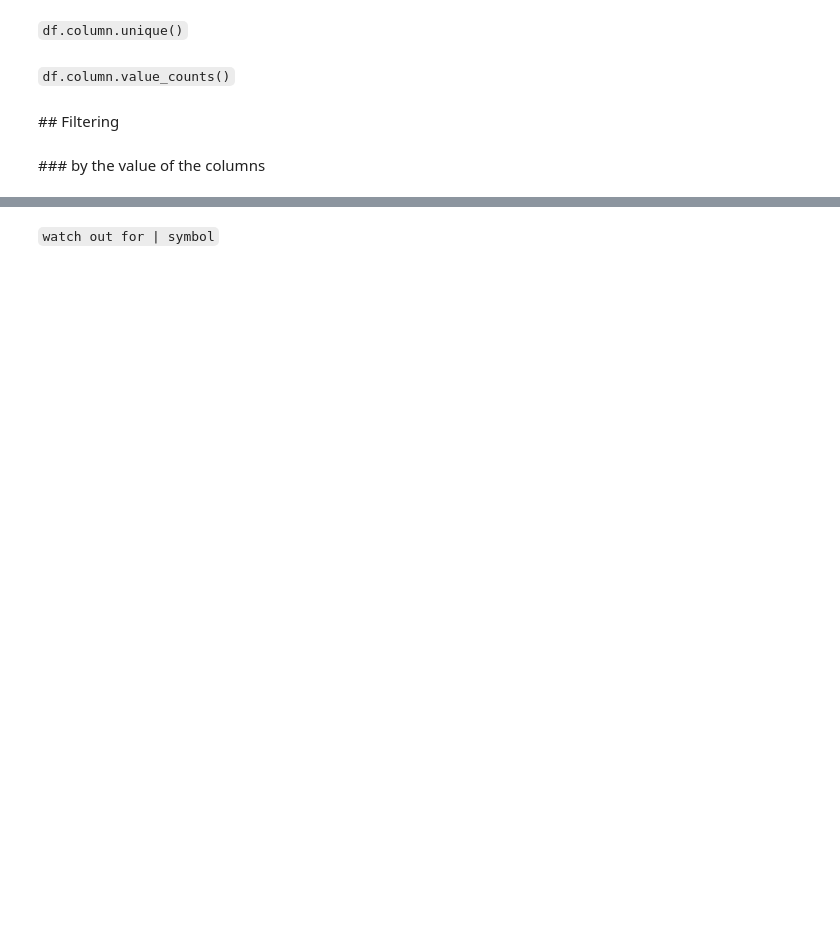
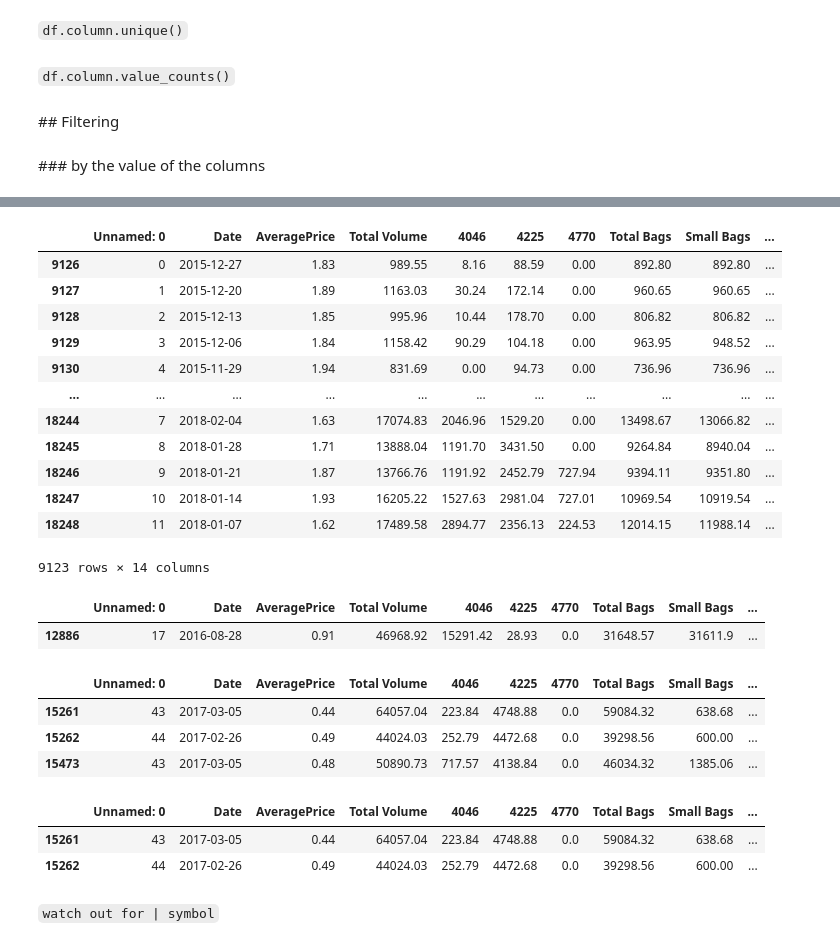
Before and after one commit to Ironhack-data-bcn-feb-2023/lectures, a Jupyter notebook: module-1/week-3/2-Pandas II - Transformation.ipynb, the cells around one changed output, grey strips where cells are left out. Saved outputs shown, nothing was run; the diff lists cells and outputs as text; code cells hidden in the pictures; blank space fills up the shorter version.

```diff
--- a/module-1/week-3/2-Pandas II - Transformation.ipynb
+++ b/module-1/week-3/2-Pandas II - Transformation.ipynb
@@ -24,0 +125,3 @@ import numpy as np
+# %%
+# type: conventipnal / organic
+df_organic = df["type"] == "organic"
@@ -24,0 +143,24 @@ import numpy as np
+# %%
+df[df_organic]
+# %% [output]
+|  | Unnamed: 0 | Date | AveragePrice | Total Volume | 4046 | 4225 | 4770 | Total Bags | Small Bags | ... |
+| 9126 | 0 | 2015-12-27 | 1.83 | 989.55 | 8.16 | 88.59 | 0.00 | 892.80 | 892.80 | ... |
+| 9127 | 1 | 2015-12-20 | 1.89 | 1163.03 | 30.24 | 172.14 | 0.00 | 960.65 | 960.65 | ... |
+| 9128 | 2 | 2015-12-13 | 1.85 | 995.96 | 10.44 | 178.70 | 0.00 | 806.82 | 806.82 | ... |
+| 9129 | 3 | 2015-12-06 | 1.84 | 1158.42 | 90.29 | 104.18 | 0.00 | 963.95 | 948.52 | ... |
+| 9130 | 4 | 2015-11-29 | 1.94 | 831.69 | 0.00 | 94.73 | 0.00 | 736.96 | 736.96 | ... |
+| ... | ... | ... | ... | ... | ... | ... | ... | ... | ... | ... |
+| 18244 | 7 | 2018-02-04 | 1.63 | 17074.83 | 2046.96 | 1529.20 | 0.00 | 13498.67 | 13066.82 | ... |
+| 18245 | 8 | 2018-01-28 | 1.71 | 13888.04 | 1191.70 | 3431.50 | 0.00 | 9264.84 | 8940.04 | ... |
+| 18246 | 9 | 2018-01-21 | 1.87 | 13766.76 | 1191.92 | 2452.79 | 727.94 | 9394.11 | 9351.80 | ... |
+| 18247 | 10 | 2018-01-14 | 1.93 | 16205.22 | 1527.63 | 2981.04 | 727.01 | 10969.54 | 10919.54 | ... |
+| 18248 | 11 | 2018-01-07 | 1.62 | 17489.58 | 2894.77 | 2356.13 | 224.53 | 12014.15 | 11988.14 | ... |
+9123 rows × 14 columns
+# %%
+df[df["type"] == "organic"].sample()
+
+#df_organic = df["type"] == "organic"
+#df[df_organic]
+# %% [output]
+|  | Unnamed: 0 | Date | AveragePrice | Total Volume | 4046 | 4225 | 4770 | Total Bags | Small Bags | ... |
+| 12886 | 17 | 2016-08-28 | 0.91 | 46968.92 | 15291.42 | 28.93 | 0.0 | 31648.57 | 31611.9 | ... |
@@ -24,0 +169,7 @@ import numpy as np
+# %%
+df[df_baratos & df_organic]
+# %% [output]
+|  | Unnamed: 0 | Date | AveragePrice | Total Volume | 4046 | 4225 | 4770 | Total Bags | Small Bags | ... |
+| 15261 | 43 | 2017-03-05 | 0.44 | 64057.04 | 223.84 | 4748.88 | 0.0 | 59084.32 | 638.68 | ... |
+| 15262 | 44 | 2017-02-26 | 0.49 | 44024.03 | 252.79 | 4472.68 | 0.0 | 39298.56 | 600.00 | ... |
+| 15473 | 43 | 2017-03-05 | 0.48 | 50890.73 | 717.57 | 4138.84 | 0.0 | 46034.32 | 1385.06 | ... |
@@ -25,2 +178,8 @@ import numpy as np
+# %%
+df[(df["AveragePrice"] < 0.5) & (df["type"] == "organic") & (df["region"] == "CincinnatiDayton")]
+# %% [output]
+|  | Unnamed: 0 | Date | AveragePrice | Total Volume | 4046 | 4225 | 4770 | Total Bags | Small Bags | ... |
+| 15261 | 43 | 2017-03-05 | 0.44 | 64057.04 | 223.84 | 4748.88 | 0.0 | 59084.32 | 638.68 | ... |
+| 15262 | 44 | 2017-02-26 | 0.49 | 44024.03 | 252.79 | 4472.68 | 0.0 | 39298.56 | 600.00 | ... |
 # %% [markdown]
 `watch out for | symbol`
```
Also changed, not shown: parts of 49 cells of this notebook.
